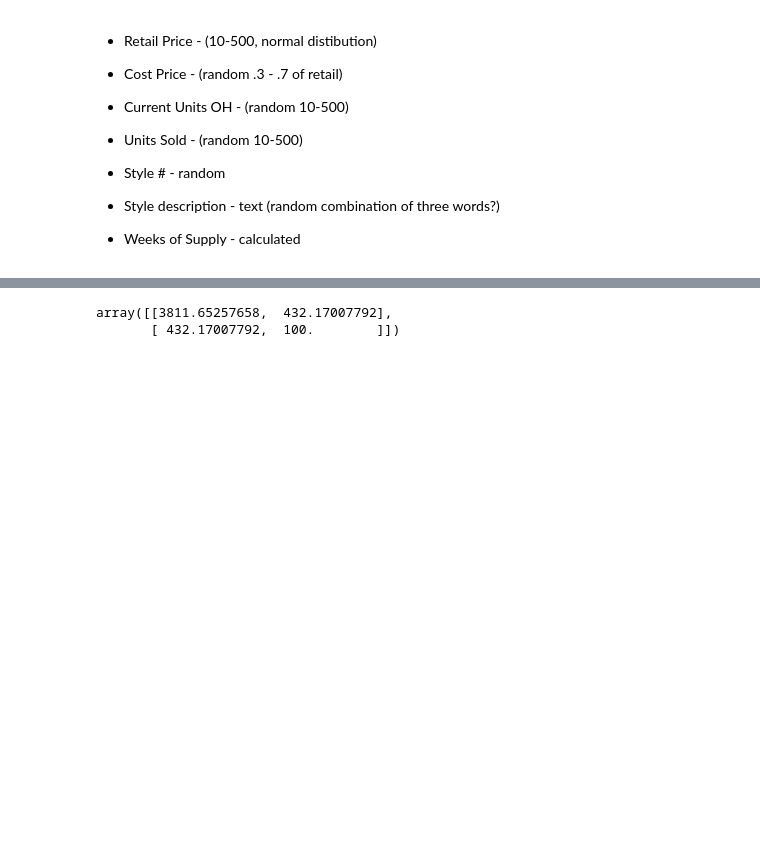
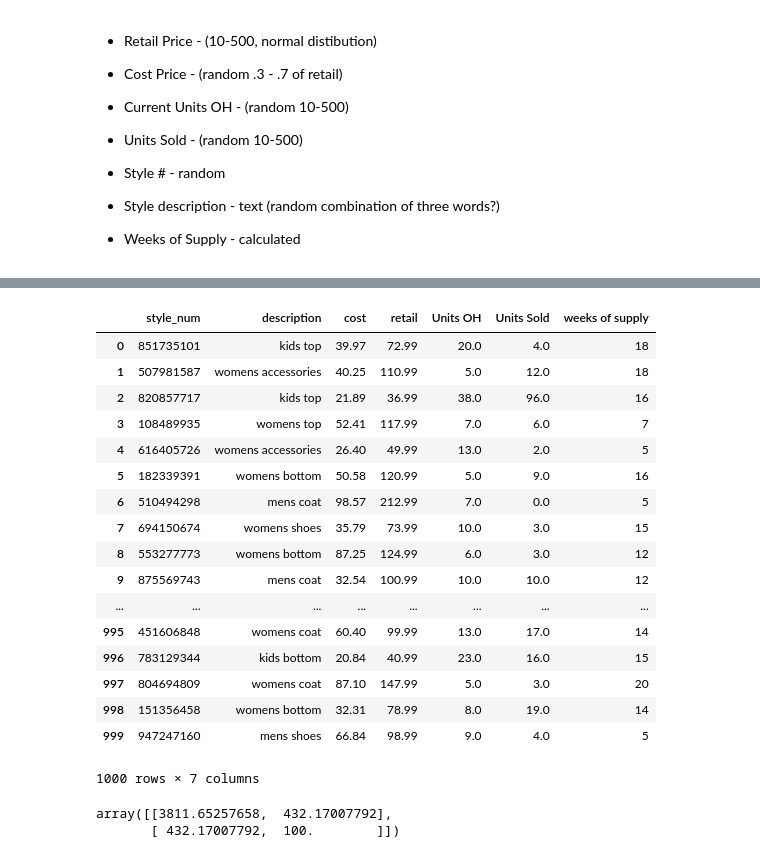
Before and after one commit to jeremymiller00/DataGen, a Jupyter notebook: notebooks/DataGen.ipynb, the cells around one changed output, grey strips where cells are left out. Cells and saved outputs as stored; diff of their text form; code cells hidden in the pictures; blank space fills up the shorter version.

```diff
--- a/notebooks/DataGen.ipynb
+++ b/notebooks/DataGen.ipynb
@@ -91,3 +93,24 @@ pwd
+# %%
+df
+# %% [output]
+|  | style_num | description | cost | retail | Units OH | Units Sold | weeks of supply |
+| 0 | 851735101 | kids top | 39.97 | 72.99 | 20.0 | 4.0 | 18 |
+| 1 | 507981587 | womens accessories | 40.25 | 110.99 | 5.0 | 12.0 | 18 |
+| 2 | 820857717 | kids top | 21.89 | 36.99 | 38.0 | 96.0 | 16 |
+| 3 | 108489935 | womens top | 52.41 | 117.99 | 7.0 | 6.0 | 7 |
+| 4 | 616405726 | womens accessories | 26.40 | 49.99 | 13.0 | 2.0 | 5 |
+| 5 | 182339391 | womens bottom | 50.58 | 120.99 | 5.0 | 9.0 | 16 |
+| 6 | 510494298 | mens coat | 98.57 | 212.99 | 7.0 | 0.0 | 5 |
+| 7 | 694150674 | womens shoes | 35.79 | 73.99 | 10.0 | 3.0 | 15 |
+| 8 | 553277773 | womens bottom | 87.25 | 124.99 | 6.0 | 3.0 | 12 |
+| 9 | 875569743 | mens coat | 32.54 | 100.99 | 10.0 | 10.0 | 12 |
+| ... | ... | ... | ... | ... | ... | ... | ... |
+| 995 | 451606848 | womens coat | 60.40 | 99.99 | 13.0 | 17.0 | 14 |
+| 996 | 783129344 | kids bottom | 20.84 | 40.99 | 23.0 | 16.0 | 15 |
+| 997 | 804694809 | womens coat | 87.10 | 147.99 | 5.0 | 3.0 | 20 |
+| 998 | 151356458 | womens bottom | 32.31 | 78.99 | 8.0 | 19.0 | 14 |
+| 999 | 947247160 | mens shoes | 66.84 | 98.99 | 9.0 | 4.0 | 5 |
+1000 rows × 7 columns
 # %%
 df.to_csv('../data/assortment_data_v1.csv', header=True, index=False)
 # %%
```
Also changed, not shown: parts of 8 cells of this notebook.
